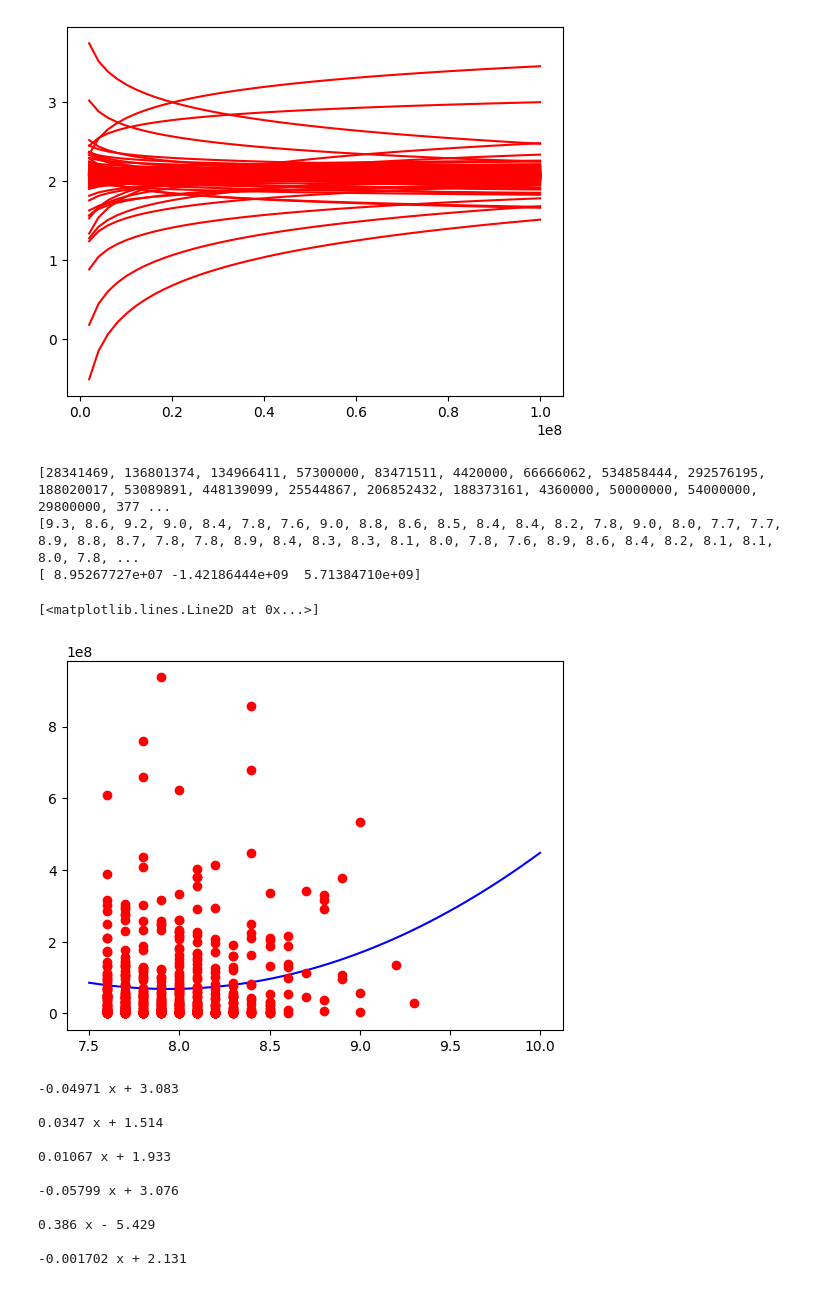
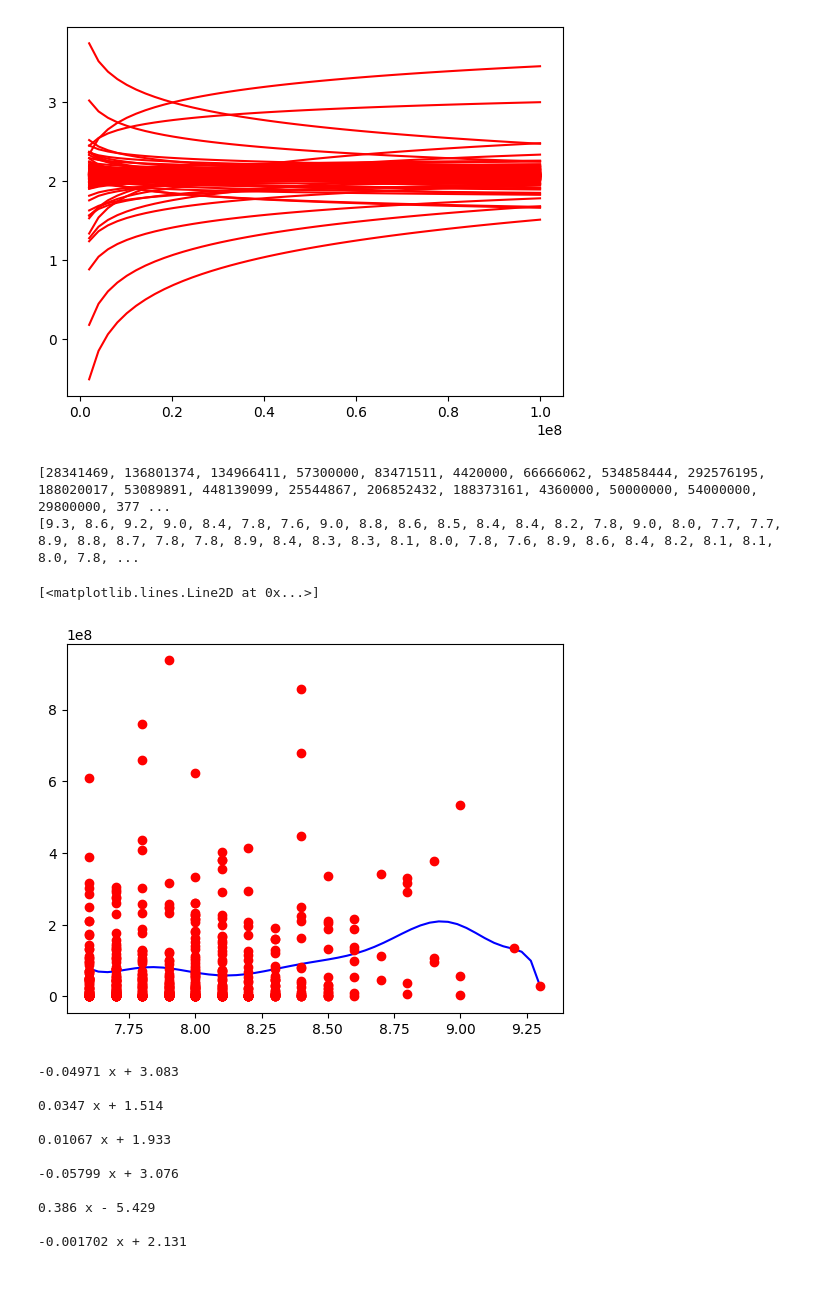
Before and after one commit to gustaleitcor/Projeto-de-Pesquisa-Aplicada, a Jupyter notebook: main.ipynb, the cells around one changed output. Cells and saved outputs as stored; diff of their text form; code cells hidden in the pictures.

```diff
--- a/main.ipynb
+++ b/main.ipynb
@@ -83,26 +83,30 @@ for director_coefficient in director_coefficients:
 # %% [output]
 [figure]
 # %%
+degree = 20
+
 all_coefficients = np.polyfit(all_imdb_ratings,
-    all_bilheteriaOrdenada, 2)
+    all_bilheteriaOrdenada, degree)
 
 def f(x):
-    return all_coefficients[0]*(x**2) + all_coefficients[1]*x + all_coefficients[2]
+    response = 0
+    for dg in range(0, degree+1):
+        response += all_coefficients[dg]*(x**(degree-dg))
+    return response
 
 print(all_bilheteriaOrdenada)
 print(all_imdb_ratings)
-print(all_coefficients)
-x = np.linspace(7.5, 10)
+#print(all_coefficients)
+x = np.linspace(min(all_imdb_ratings), max(all_imdb_ratings))
 plt.plot(x, f(x), color='blue')
 #plt.ylim(2.06, 2.08)
 
 plt.plot(all_imdb_ratings, all_bilheteriaOrdenada, 'ro')
 # %% [output]
 [28341469, 136801374, 134966411, 57300000, 83471511, 4420000, 66666062, 534858444, 292576195, 188020017, 53089891, 448139099, 25544867, 206852432, 188373161, 4360000, 50000000, 54000000, 29800000, 377 ...
 [9.3, 8.6, 9.2, 9.0, 8.4, 7.8, 7.6, 9.0, 8.8, 8.6, 8.5, 8.4, 8.4, 8.2, 7.8, 9.0, 8.0, 7.7, 7.7, 8.9, 8.8, 8.7, 7.8, 7.8, 8.9, 8.4, 8.3, 8.3, 8.1, 8.0, 7.8, 7.6, 8.9, 8.6, 8.4, 8.2, 8.1, 8.1, 8.0, 7.8, ...
-[ 8.95267727e+07 -1.42186444e+09  5.71384710e+09]
 [<matplotlib.lines.Line2D at 0x...>]
-[figure, old version]
+[figure, new version]
 # %%
 for x in director_coefficients:
     p = np.poly1d([x[1][0], x[1][1]])
```
